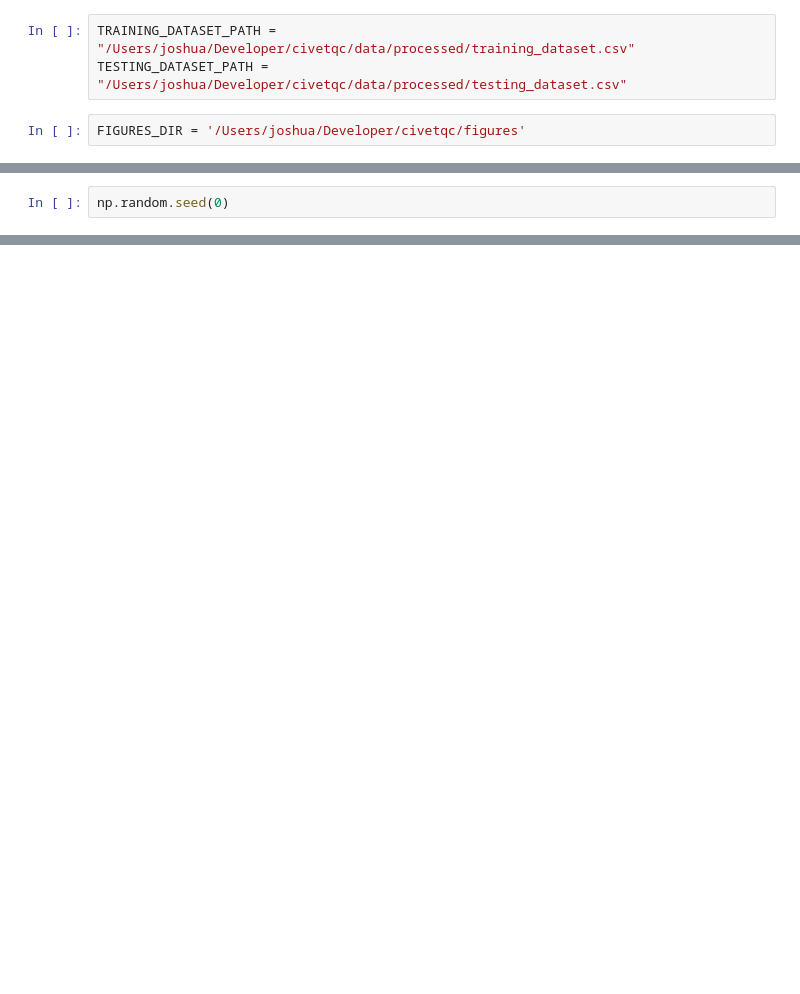
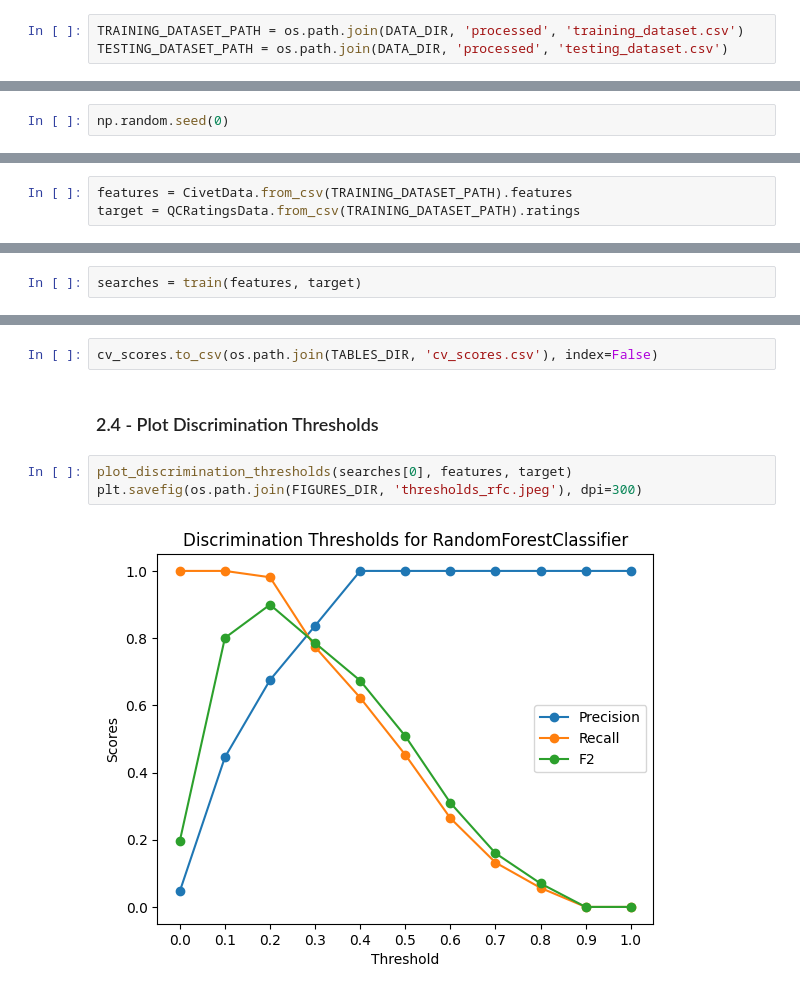
Before and after one commit to joshunrau/civetqc, a Jupyter notebook: notebooks/analysis.ipynb, the cells around one changed output, grey strips where cells are left out. Saved outputs shown, nothing was run; the diff lists cells and outputs as text; blank space fills up the shorter version.

```diff
--- a/notebooks/analysis.ipynb
+++ b/notebooks/analysis.ipynb
@@ -23,5 +30,3 @@ from civetqc.model import Model
 # %%
-TRAINING_DATASET_PATH = "/Users/joshua/Developer/civetqc/data/processed/training_dataset.csv"
-TESTING_DATASET_PATH = "/Users/joshua/Developer/civetqc/data/processed/testing_dataset.csv"
+TRAINING_DATASET_PATH = os.path.join(DATA_DIR, 'processed', 'training_dataset.csv')
+TESTING_DATASET_PATH = os.path.join(DATA_DIR, 'processed', 'testing_dataset.csv')
-# %%
-FIGURES_DIR = '/Users/joshua/Developer/civetqc/figures'
@@ -153,0 +41,3 @@ round(roc_auc_score(testing_data.target, predicted), 2)
+# %%
+features = CivetData.from_csv(TRAINING_DATASET_PATH).features
+target = QCRatingsData.from_csv(TRAINING_DATASET_PATH).ratings
@@ -153,0 +46,2 @@ round(roc_auc_score(testing_data.target, predicted), 2)
+# %%
+searches = train(features, target)
@@ -153,0 +59,9 @@ round(roc_auc_score(testing_data.target, predicted), 2)
+# %%
+cv_scores.to_csv(os.path.join(TABLES_DIR, 'cv_scores.csv'), index=False)
+# %% [markdown]
+### 2.4 - Plot Discrimination Thresholds
+# %%
+plot_discrimination_thresholds(searches[0], features, target)
+plt.savefig(os.path.join(FIGURES_DIR, 'thresholds_rfc.jpeg'), dpi=300)
+# %% [output]
+[figure, added]
```
Also changed, not shown: parts of 51 cells of this notebook, 7 other files.
